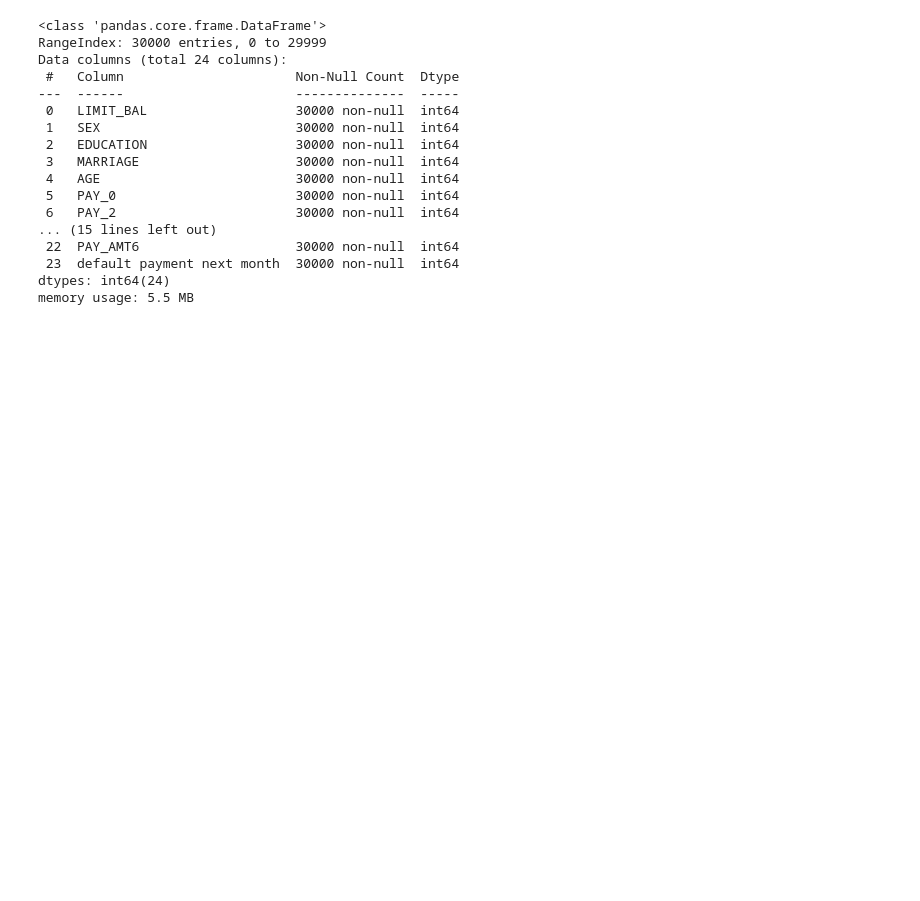
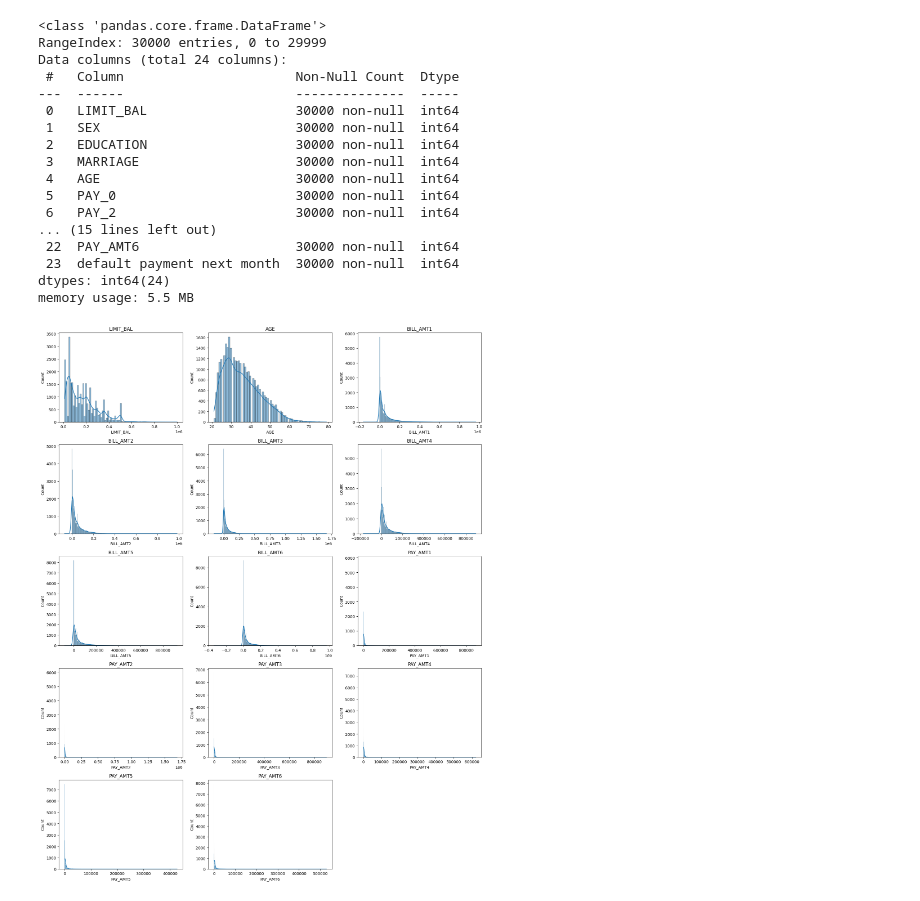
Before and after one commit to Knchna/Credit_Default_Preprocessing, a Jupyter notebook: Credit_Default_Preprocessing.ipynb, the cells around one changed output. Drawn from its saved outputs; the diff is of its cells as text; code cells hidden in the pictures; blank space fills up the shorter version.

```diff
--- a/Credit_Default_Preprocessing.ipynb
+++ b/Credit_Default_Preprocessing.ipynb
@@ -239,3 +234,17 @@ num_cols = ['LIMIT_BAL', 'AGE', 'BILL_AMT1', 'BILL_AMT2',
 
 
 cat_cols = ['SEX', 'EDUCATION', 'MARRIAGE', 'PAY_0', 'PAY_2', 'PAY_3', 'PAY_4', 'PAY_5', 'PAY_6']
+# %%
+#Histogram of num_cols
+
+plt.figure(figsize = (16, 20))
+i = 1
+for column in num_cols:
+  plt.subplot(5, 3, i)
+  sns.histplot(df_credit[column], kde=True)
+  plt.title(column)
+  i += 1
+plt.tight_layout()
+plt.show()
+# %% [output]
+[figure, added]
```
Also changed, not shown: parts of 9 cells of this notebook.
